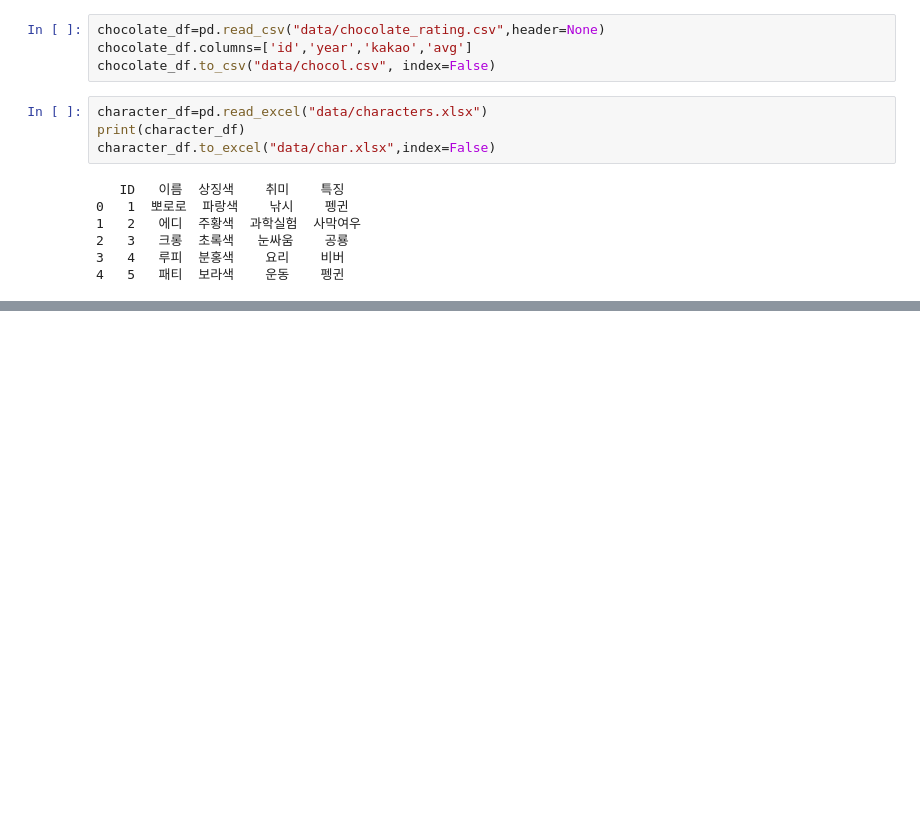
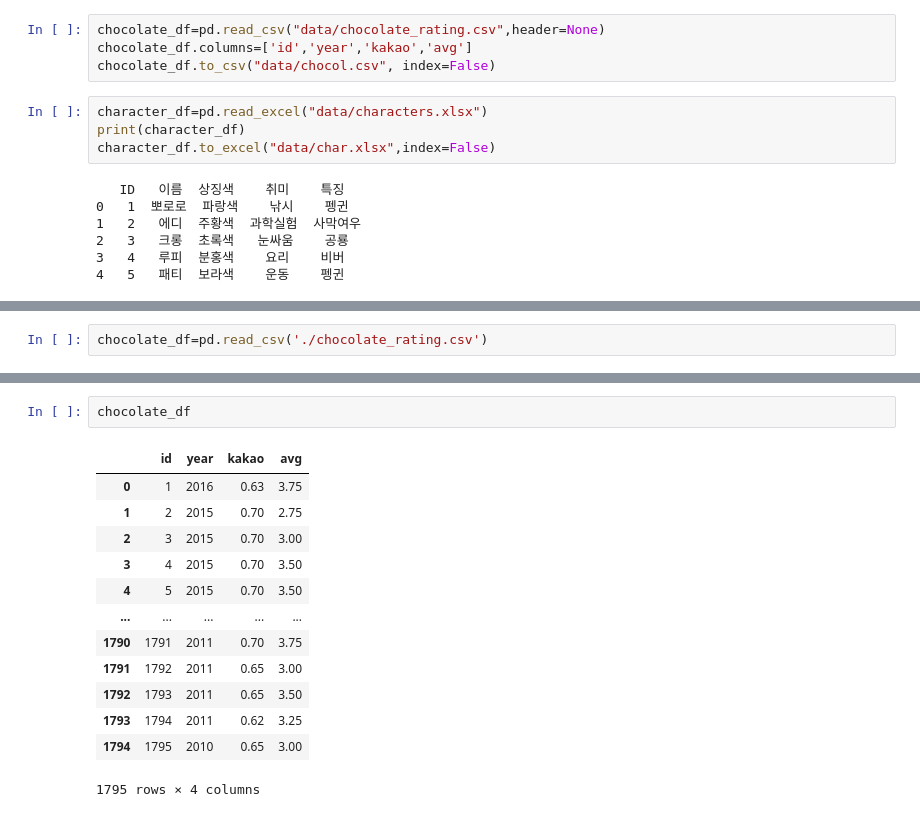
Before and after one commit to G-money12/Python_work, a Jupyter notebook: pandasEx.ipynb, the cells around one changed output, grey strips where cells are left out. Drawn from its saved outputs; the diff is of its cells as text; blank space fills up the shorter version.

```diff
--- a/pandasEx.ipynb
+++ b/pandasEx.ipynb
@@ -183,0 +179,2 @@ character_df.to_excel("data/char.xlsx",index=False)
+# %%
+chocolate_df=pd.read_csv('./chocolate_rating.csv')
@@ -183,0 +194,16 @@ character_df.to_excel("data/char.xlsx",index=False)
+# %%
+chocolate_df
+# %% [output]
+|  | id | year | kakao | avg |
+| 0 | 1 | 2016 | 0.63 | 3.75 |
+| 1 | 2 | 2015 | 0.70 | 2.75 |
+| 2 | 3 | 2015 | 0.70 | 3.00 |
+| 3 | 4 | 2015 | 0.70 | 3.50 |
+| 4 | 5 | 2015 | 0.70 | 3.50 |
+| ... | ... | ... | ... | ... |
+| 1790 | 1791 | 2011 | 0.70 | 3.75 |
+| 1791 | 1792 | 2011 | 0.65 | 3.00 |
+| 1792 | 1793 | 2011 | 0.65 | 3.50 |
+| 1793 | 1794 | 2011 | 0.62 | 3.25 |
+| 1794 | 1795 | 2010 | 0.65 | 3.00 |
+1795 rows × 4 columns
```
Also changed, not shown: parts of 100 cells of this notebook, 8 other files.
